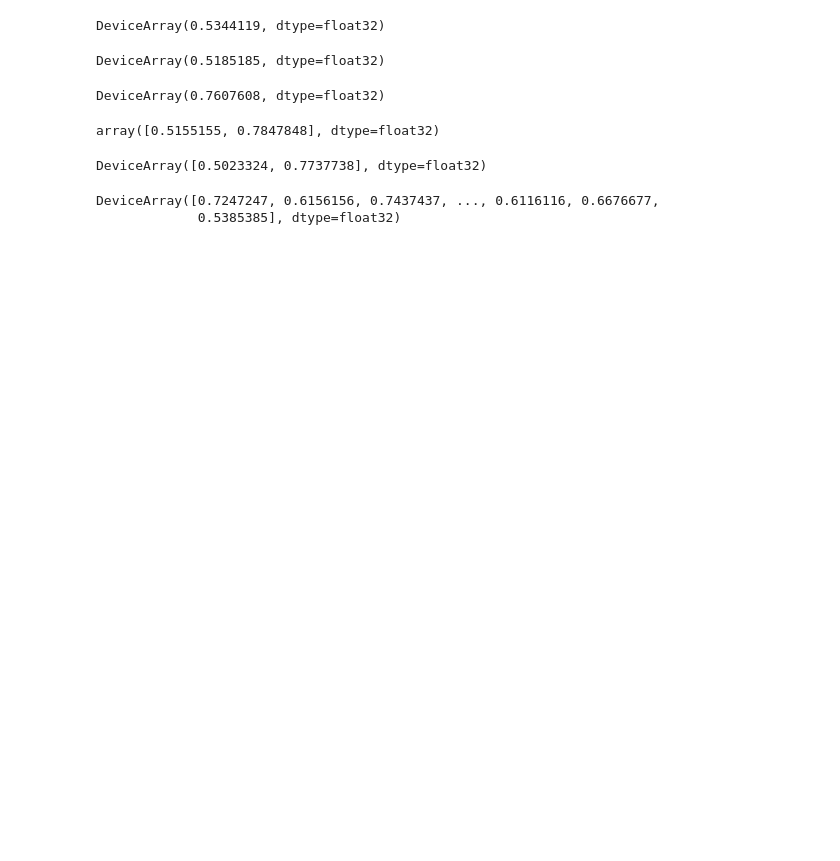
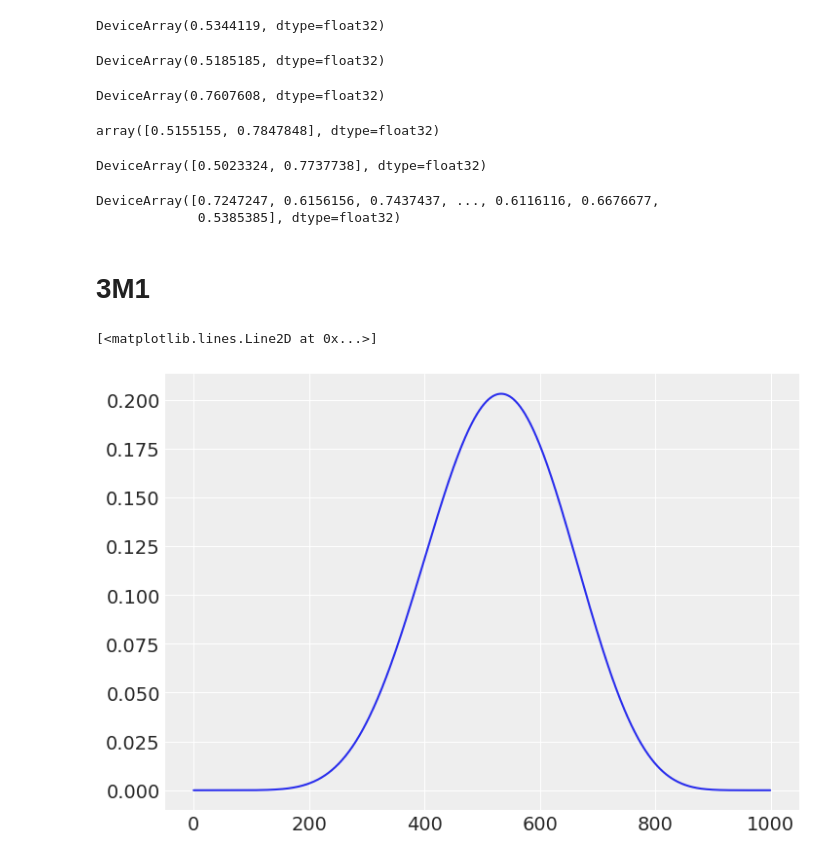
Before and after one commit to mrleu/statistical_rethinking, a Jupyter notebook: chapter3_sampling_the_imaginary.ipynb, the cells around one changed output. Drawn from its saved outputs; the diff is of its cells as text; code cells hidden in the pictures; blank space fills up the shorter version.

```diff
--- a/chapter3_sampling_the_imaginary.ipynb
+++ b/chapter3_sampling_the_imaginary.ipynb
@@ -296,3 +296,17 @@ samples
 # %% [output]
 DeviceArray([0.7247247, 0.6156156, 0.7437437, ..., 0.6116116, 0.6676677,
              0.5385385], dtype=float32)
+# %% [markdown]
+# 3M1
+# %%
+p_grid = jnp.linspace(start=0, stop=1, num=1000)
+prior = jnp.repeat(1, 1000)
+likelihood = jnp.exp(dist.Binomial(total_count=15, probs=p_grid).log_prob(8))
+posterior = likelihood * prior
+posterior = posterior / jnp.sum(posterior)
+samples = p_grid[dist.Categorical(posterior).sample(random.PRNGKey(100), (10000,))]
+# %%
+plt.plot(likelihood)
+# %% [output]
+[<matplotlib.lines.Line2D at 0x...>]
+[figure, added]
```
Also changed, not shown: parts of 38 cells of this notebook.
